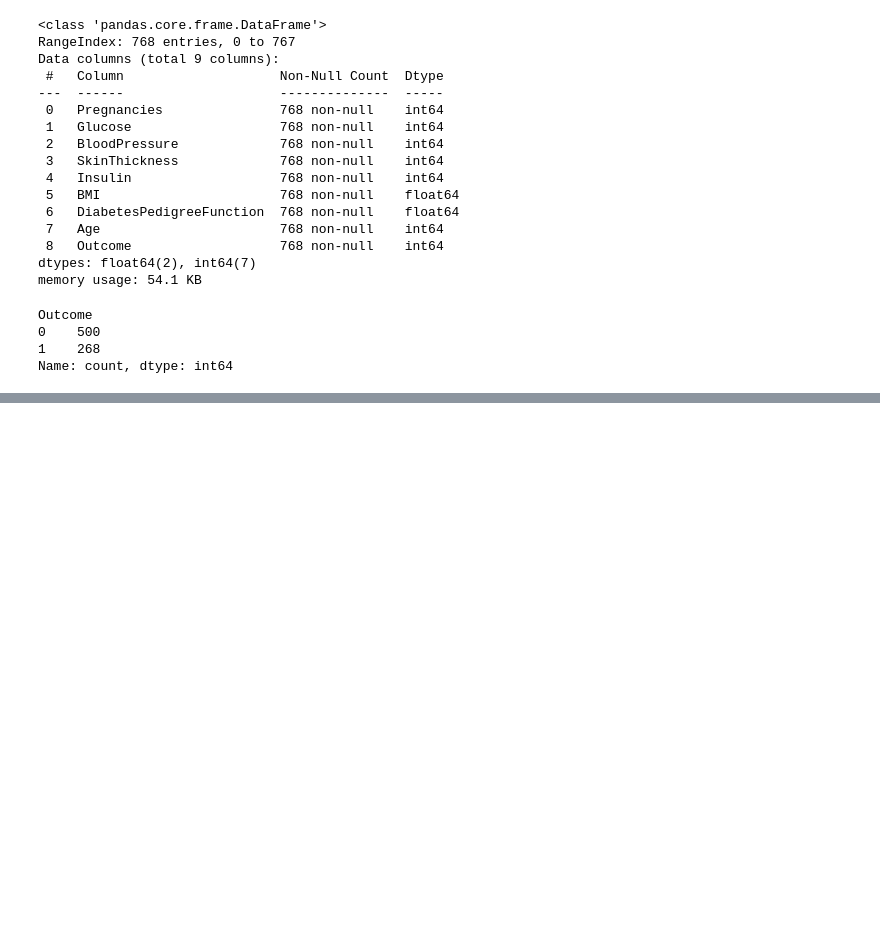
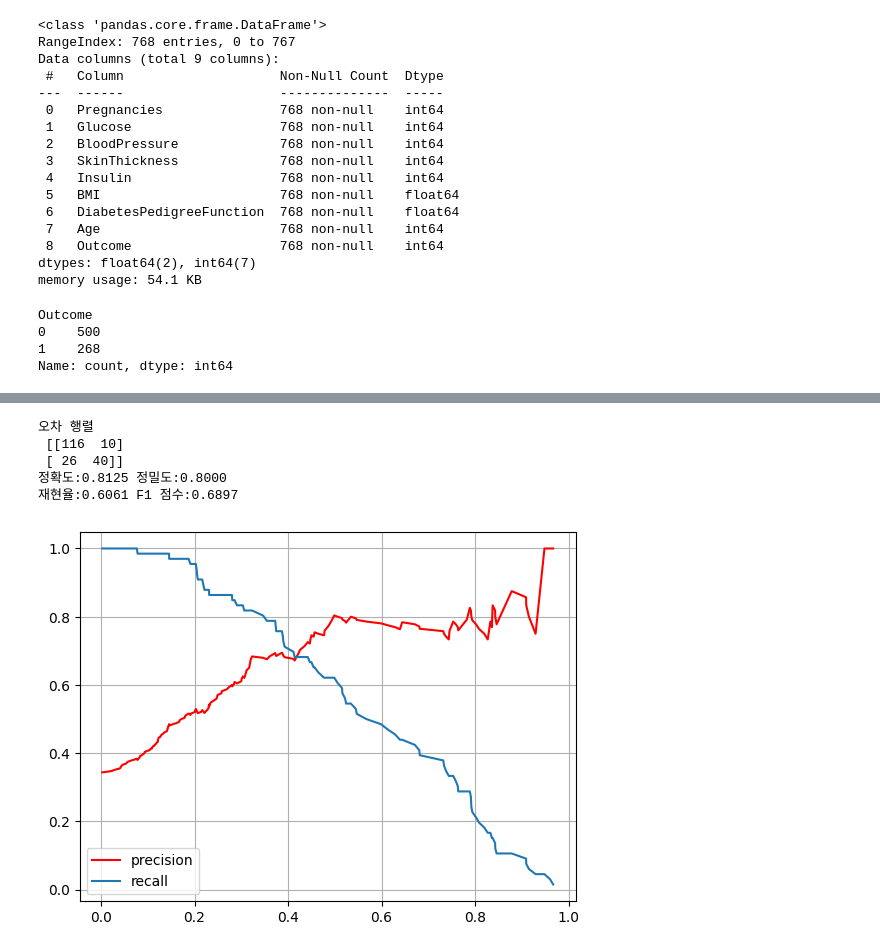
Before and after one commit to SCUTUM98/MachineLearning_Class, a Jupyter notebook: 0616_당뇨병예측.ipynb, the cells around one changed output, grey strips where cells are left out. Cells and saved outputs as stored; diff of their text form; code cells hidden in the pictures; blank space fills up the shorter version.

```diff
--- a/0616_당뇨병예측.ipynb
+++ b/0616_당뇨병예측.ipynb
@@ -47,0 +57,2 @@ Name: count, dtype: int64
+# %%
+x_train, x_test, y_train, y_test = train_test_split(data, label)
@@ -47,0 +61,3 @@ Name: count, dtype: int64
+# %%
+model = LogisticRegression() # 모델 생성
+model.fit(x_train, y_train) # 모델 학습
@@ -47,0 +73,3 @@ Name: count, dtype: int64
+# %%
+pred = model.predict(x_test)
+pp = model.predict_proba(x_test)[:,1]
@@ -47,0 +95,18 @@ Name: count, dtype: int64
+# %%
+diabetes.get_model_eval(y_test, pred)
+# %% [output]
+오차 행렬
+ [[116  10]
+ [ 26  40]]
+정확도:0.8125 정밀도:0.8000
+재현율:0.6061 F1 점수:0.6897
+# %%
+prec, rec, thres = precision_recall_curve(y_test, pp)
+# %%
+plt.plot(thres, prec[:-1], 'r-', label='precision')
+plt.plot(thres, rec[:-1], label='recall')
+plt.grid()
+plt.legend()
+plt.show()
+# %% [output]
+[figure, added]
```
Also changed, not shown: parts of 11 cells of this notebook.
